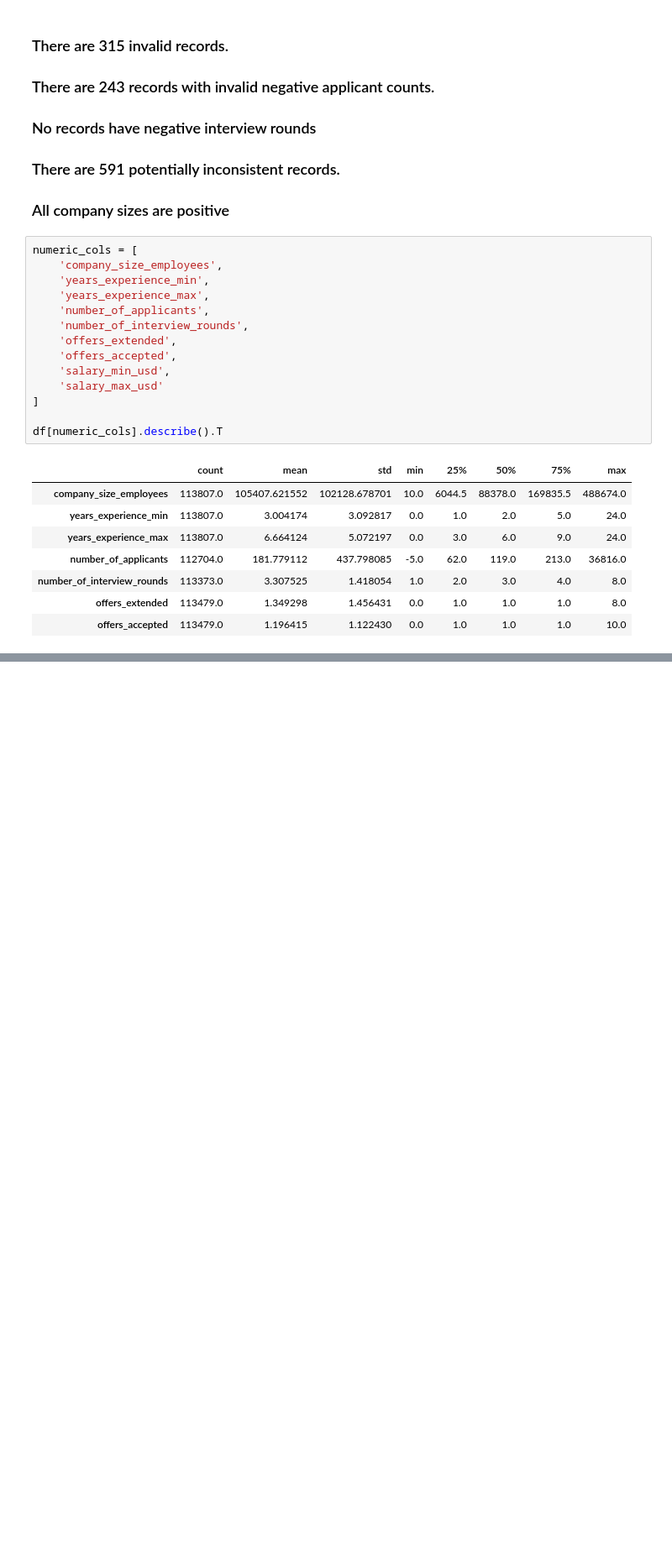
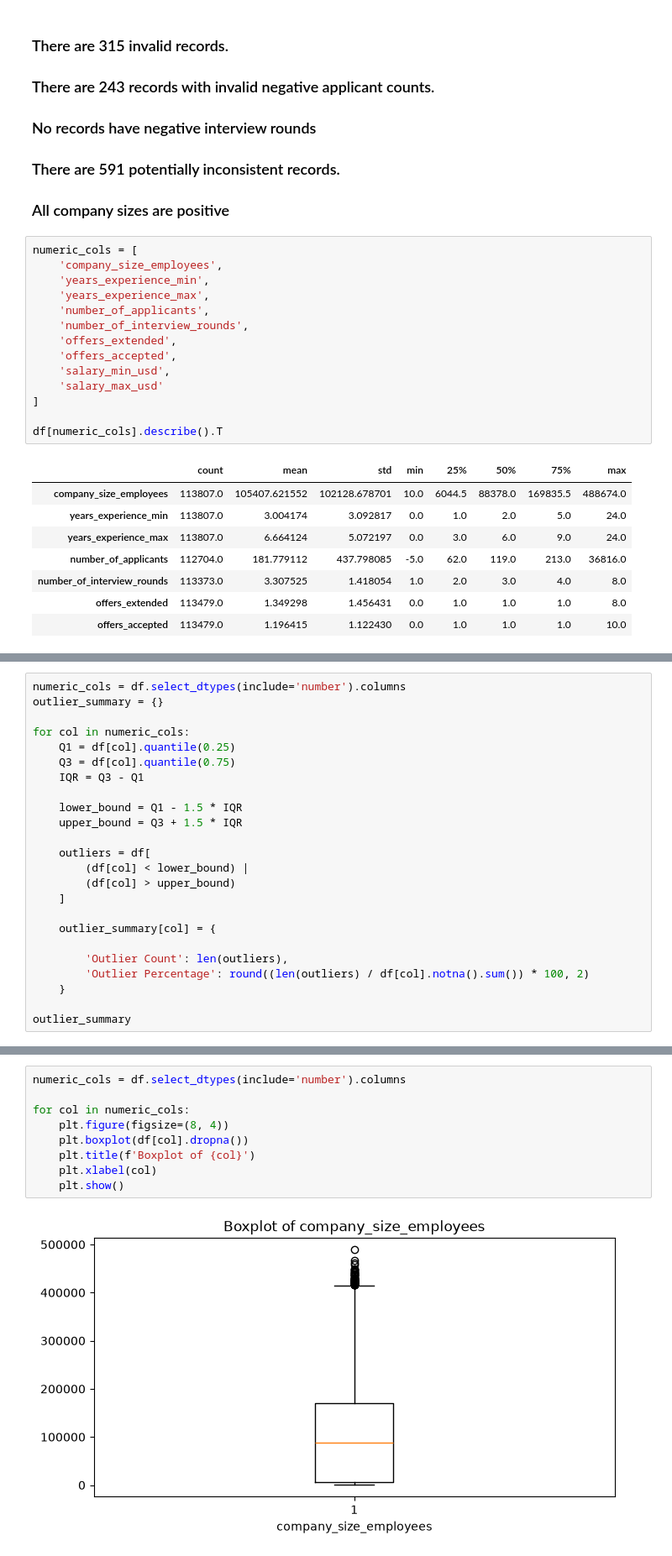
Before and after one commit to singhxagauri-jpg/EDA, a Jupyter notebook: Eda.ipynb, the cells around one changed output, grey strips where cells are left out. Shown at 84% size. Drawn from its saved outputs; the diff is of its cells as text; blank space fills up the shorter version.

```diff
--- a/Eda.ipynb
+++ b/Eda.ipynb
@@ -339,0 +325,24 @@ plt.show()
+# %%
+numeric_cols = df.select_dtypes(include='number').columns
+outlier_summary = {}
+
+for col in numeric_cols:
+    Q1 = df[col].quantile(0.25)
+    Q3 = df[col].quantile(0.75)
+    IQR = Q3 - Q1
+
+    lower_bound = Q1 - 1.5 * IQR
+    upper_bound = Q3 + 1.5 * IQR
+
+    outliers = df[
+        (df[col] < lower_bound) |
+        (df[col] > upper_bound)
+    ]
+
+    outlier_summary[col] = {
+
+        'Outlier Count': len(outliers),
+        'Outlier Percentage': round((len(outliers) / df[col].notna().sum()) * 100, 2)
+    }
+
+outlier_summary
@@ -339,0 +369,11 @@ plt.show()
+# %%
+numeric_cols = df.select_dtypes(include='number').columns
+
+for col in numeric_cols:
+    plt.figure(figsize=(8, 4))
+    plt.boxplot(df[col].dropna())
+    plt.title(f'Boxplot of {col}')
+    plt.xlabel(col)
+    plt.show()
+# %% [output]
+[figure, added]
```
Also changed, not shown: parts of 13 cells of this notebook.
